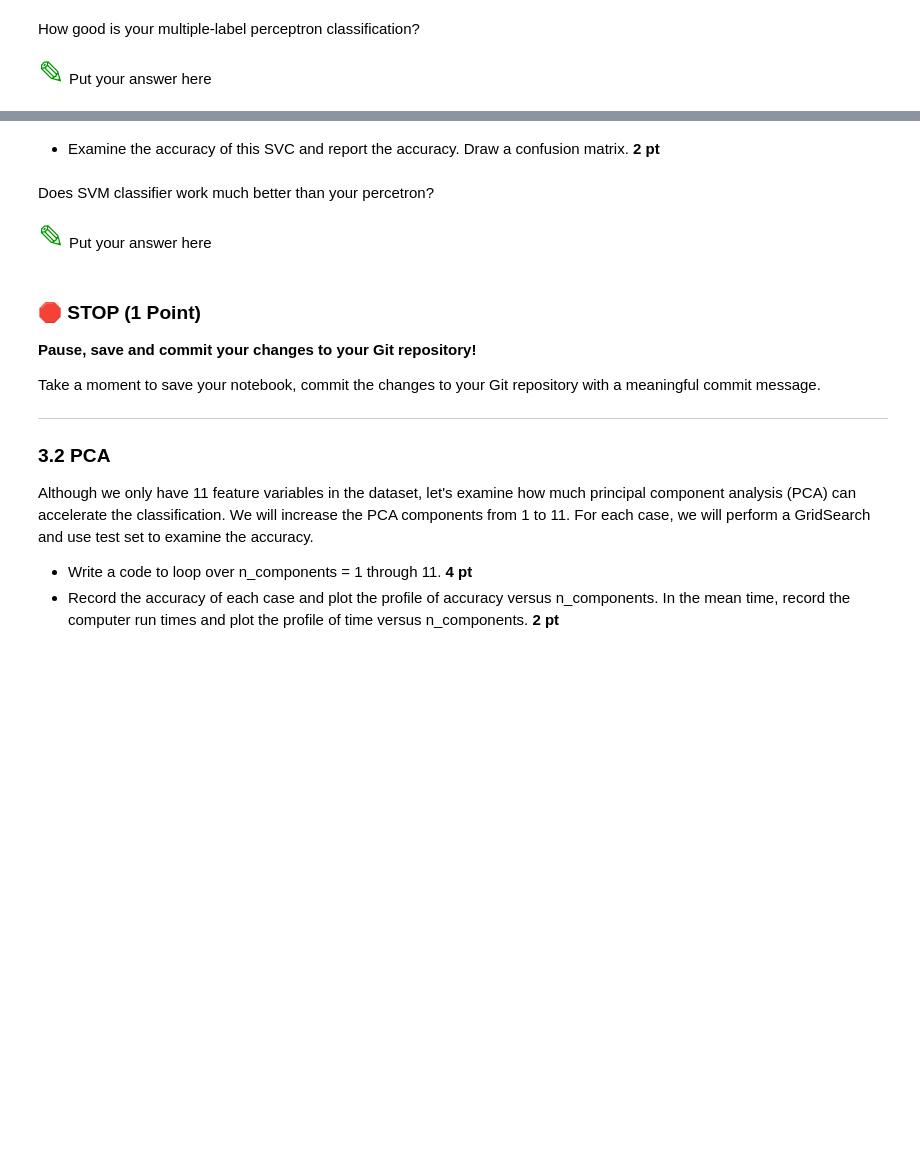
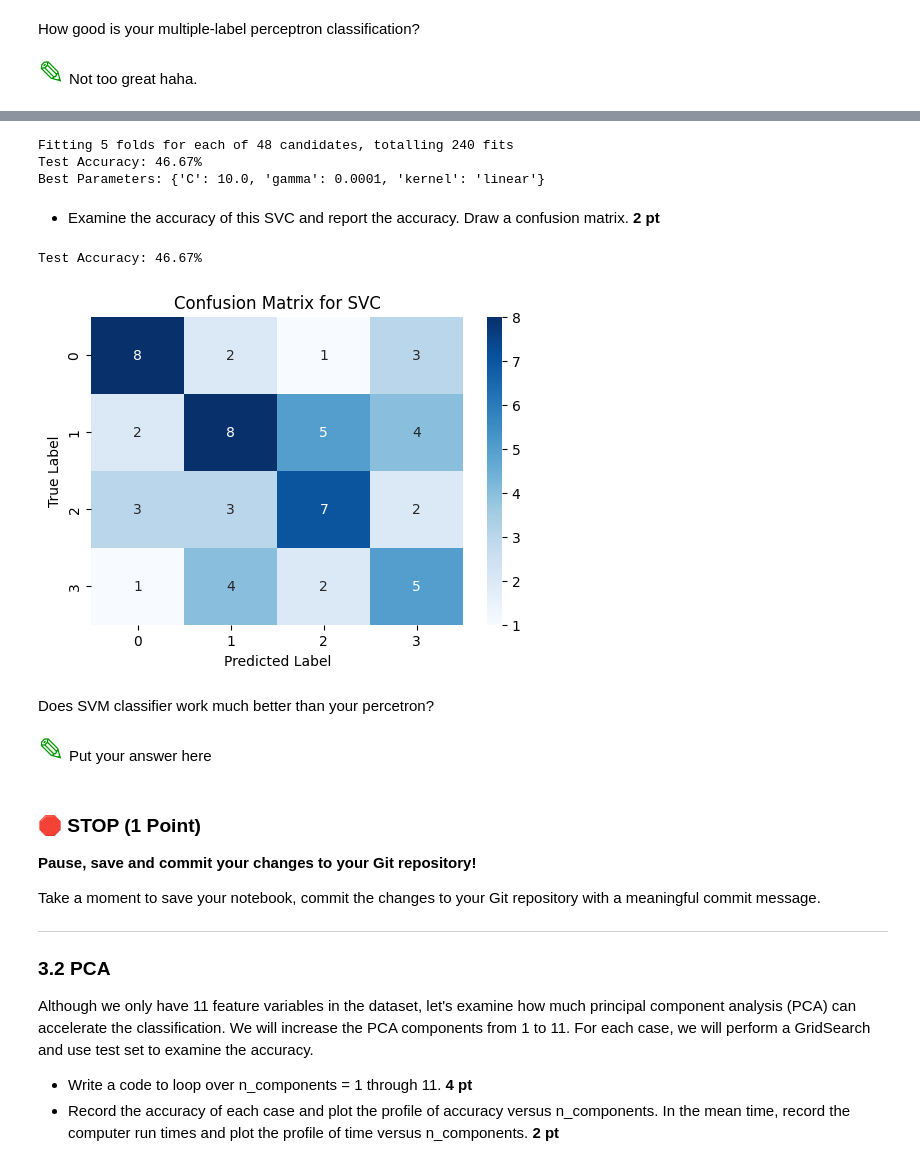
Before and after one commit to jared-evans14/cmse202-s25-turnin, a Jupyter notebook: hw-04/HW-04_Perceptron_SVM_Jared.ipynb, the cells around one changed output, grey strips where cells are left out. Drawn from its saved outputs; the diff is of its cells as text; code cells hidden in the pictures; blank space fills up the shorter version.

```diff
--- a/hw-04/HW-04_Perceptron_SVM_Jared.ipynb
+++ b/hw-04/HW-04_Perceptron_SVM_Jared.ipynb
@@ -428,7 +449,7 @@ IndexError: list index out of range
 # %% [markdown]
 How good is your multiple-label perceptron classification?
 # %% [markdown]
-<font size=6 color="#009600">&#9998;</font> Put your answer here
+<font size=6 color="#009600">&#9998;</font> Not too great haha.
 # %% [markdown]
 
 ### &#128721; STOP (1 Point)
@@ -453,10 +474,61 @@ Let's re-use the customer category data. There are five caterogies with multiple
 * Complete GridSearch to extract best parameters gets **5 pt**.
 # %%
 # put your code here.
+import pandas as pd
+from sklearn.model_selection import train_test_split, GridSearchCV
+from sklearn.svm import SVC
+from sklearn.metrics import accuracy_score
+
+df = pd.read_csv("Telecust1.csv")
+df['custcat'] = df['custcat'].astype('category')
+df['label'] = df['custcat'].cat.codes
+
+df_small = df.iloc[:200]
+X = df_small.iloc[:, :-2].values
+y = df_small['label'].values
+
+X_train, X_test, y_train, y_test = train_test_split(X, y, test_size=0.3, random_state=42)
+
+param_grid = {
+    'C': [1e-2, 1e-1, 1e0, 1e1],
+    'gamma': [1e-4, 0.01, 0.1, 1],
+    'kernel': ['linear', 'sigmoid', 'rbf']
+}
+
+clf = GridSearchCV(SVC(class_weight='balanced'), param_grid, cv=5, verbose=1)
+clf.fit(X_train, y_train)
+
+y_pred = clf.predict(X_test)
+accuracy = accuracy_score(y_test, y_pred)
+
+print(f"Test Accuracy: {accuracy:.2%}")
+print("Best Parameters:", clf.best_params_)
+# %% [output]
+Fitting 5 folds for each of 48 candidates, totalling 240 fits
+Test Accuracy: 46.67%
+Best Parameters: {'C': 10.0, 'gamma': 0.0001, 'kernel': 'linear'}
 # %% [markdown]
 * Examine the accuracy of this SVC and report the accuracy. Draw a confusion matrix. **2 pt**
 # %%
-# put your code here
+from sklearn.metrics import confusion_matrix
+import seaborn as sns
+import matplotlib.pyplot as plt
+
+# Accuracy already computed earlier
+print(f"Test Accuracy: {accuracy:.2%}")
+
+# Confusion matrix
+cm = confusion_matrix(y_test, y_pred)
+
+plt.figure(figsize=(6, 4))
+sns.heatmap(cm, annot=True, fmt='d', cmap='Blues')
+plt.xlabel("Predicted Label")
+plt.ylabel("True Label")
+plt.title("Confusion Matrix for SVC")
+plt.show()# put your code here
+# %% [output]
+Test Accuracy: 46.67%
+[figure, added]
 # %% [markdown]
 Does SVM classifier work much better than your percetron?
 # %% [markdown]
```
Also changed, not shown: parts of 2 cells of this notebook.
